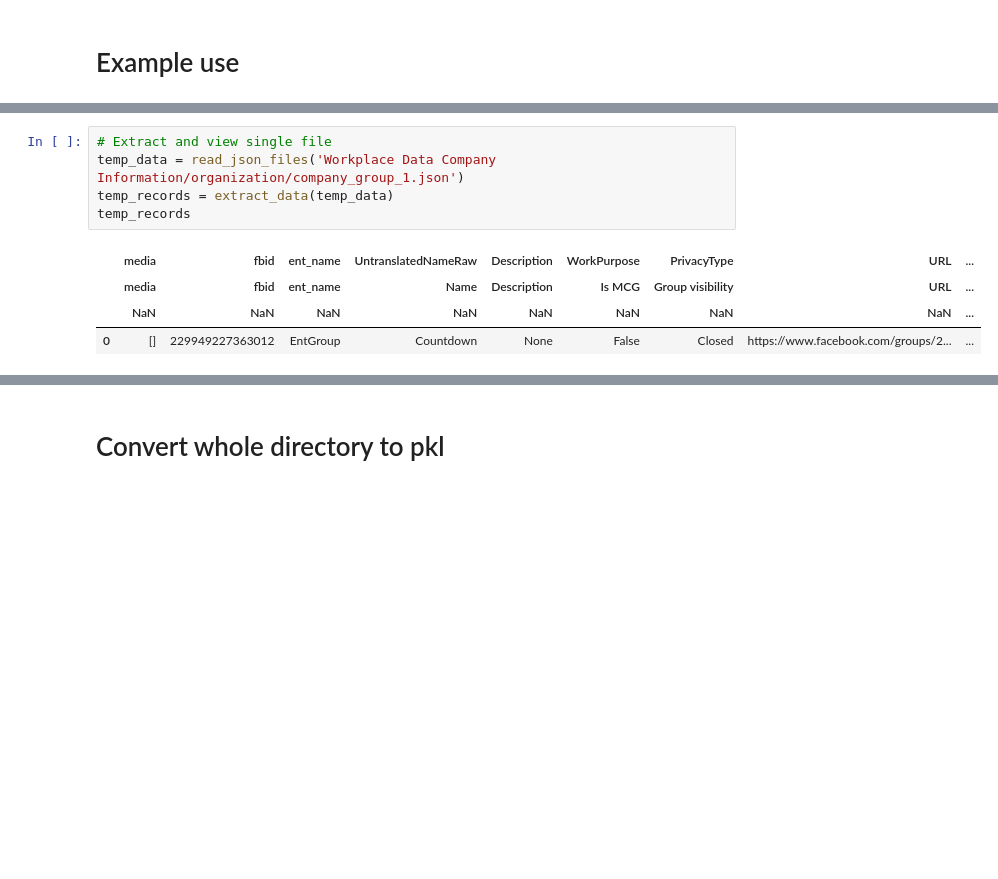
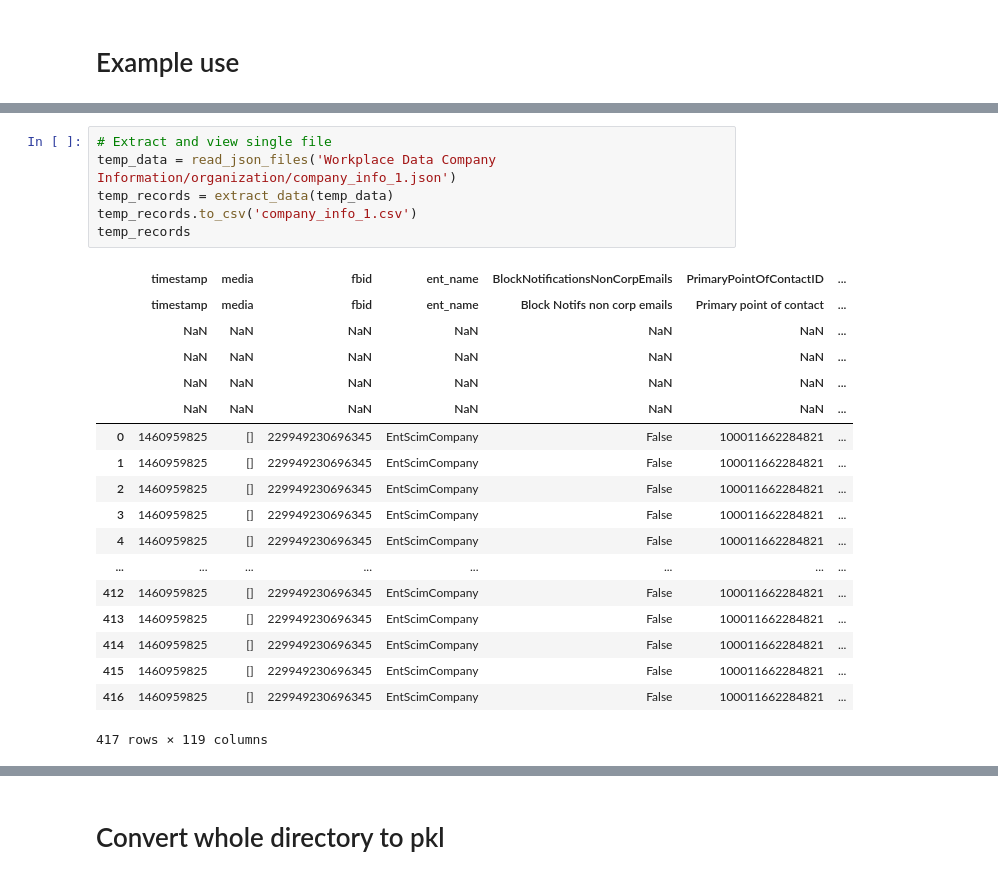
Before and after one commit to djmking-tai/workplace_converter, a Jupyter notebook: dev_notebook.ipynb, the cells around one changed output, grey strips where cells are left out. Drawn from its saved outputs; the diff is of its cells as text; blank space fills up the shorter version.

```diff
--- a/dev_notebook.ipynb
+++ b/dev_notebook.ipynb
@@ -291,10 +827,25 @@ extract_company_group('Workplace Data Company Information/organization/company_g
 # %%
 # Extract and view single file
-temp_data = read_json_files('Workplace Data Company Information/organization/company_group_1.json')
+temp_data = read_json_files('Workplace Data Company Information/organization/company_info_1.json')
 temp_records = extract_data(temp_data)
+temp_records.to_csv('company_info_1.csv')
 temp_records
 # %% [output]
-|  | media | fbid | ent_name | UntranslatedNameRaw | Description | WorkPurpose | PrivacyType | URL | ... |
-|  | media | fbid | ent_name | Name | Description | Is MCG | Group visibility | URL | ... |
-|  | NaN | NaN | NaN | NaN | NaN | NaN | NaN | NaN | ... |
-| 0 | [] | 229949227363012 | EntGroup | Countdown | None | False | Closed | https://www.facebook.com/groups/2... | ... |
+|  | timestamp | media | fbid | ent_name | BlockNotificationsNonCorpEmails | PrimaryPointOfContactID | ... |
+|  | timestamp | media | fbid | ent_name | Block Notifs non corp emails | Primary point of contact | ... |
+|  | NaN | NaN | NaN | NaN | NaN | NaN | ... |
+|  | NaN | NaN | NaN | NaN | NaN | NaN | ... |
+|  | NaN | NaN | NaN | NaN | NaN | NaN | ... |
+|  | NaN | NaN | NaN | NaN | NaN | NaN | ... |
+| 0 | 1460959825 | [] | 229949230696345 | EntScimCompany | False | 100011662284821 | ... |
+| 1 | 1460959825 | [] | 229949230696345 | EntScimCompany | False | 100011662284821 | ... |
+| 2 | 1460959825 | [] | 229949230696345 | EntScimCompany | False | 100011662284821 | ... |
+| 3 | 1460959825 | [] | 229949230696345 | EntScimCompany | False | 100011662284821 | ... |
+| 4 | 1460959825 | [] | 229949230696345 | EntScimCompany | False | 100011662284821 | ... |
+| ... | ... | ... | ... | ... | ... | ... | ... |
+| 412 | 1460959825 | [] | 229949230696345 | EntScimCompany | False | 100011662284821 | ... |
+| 413 | 1460959825 | [] | 229949230696345 | EntScimCompany | False | 100011662284821 | ... |
+| 414 | 1460959825 | [] | 229949230696345 | EntScimCompany | False | 100011662284821 | ... |
+| 415 | 1460959825 | [] | 229949230696345 | EntScimCompany | False | 100011662284821 | ... |
+| 416 | 1460959825 | [] | 229949230696345 | EntScimCompany | False | 100011662284821 | ... |
+417 rows × 119 columns
```
Also changed, not shown: parts of 8 cells of this notebook, 3 other files.
